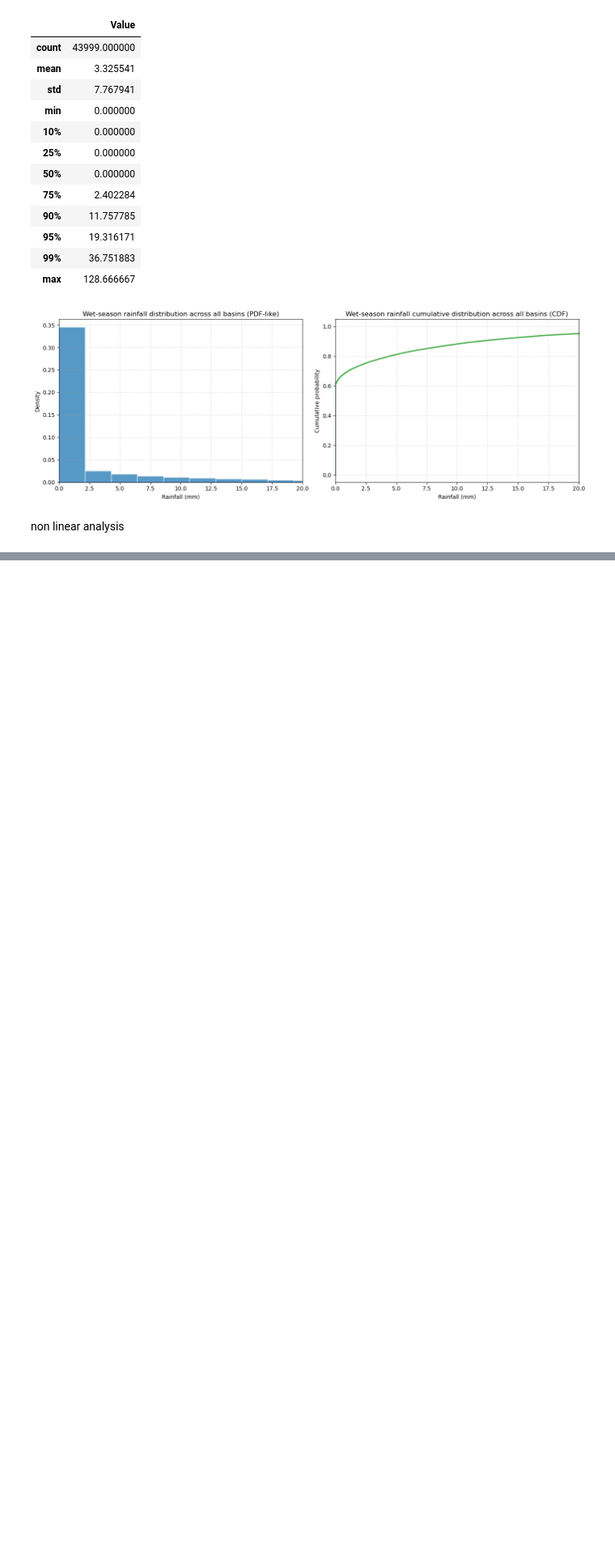
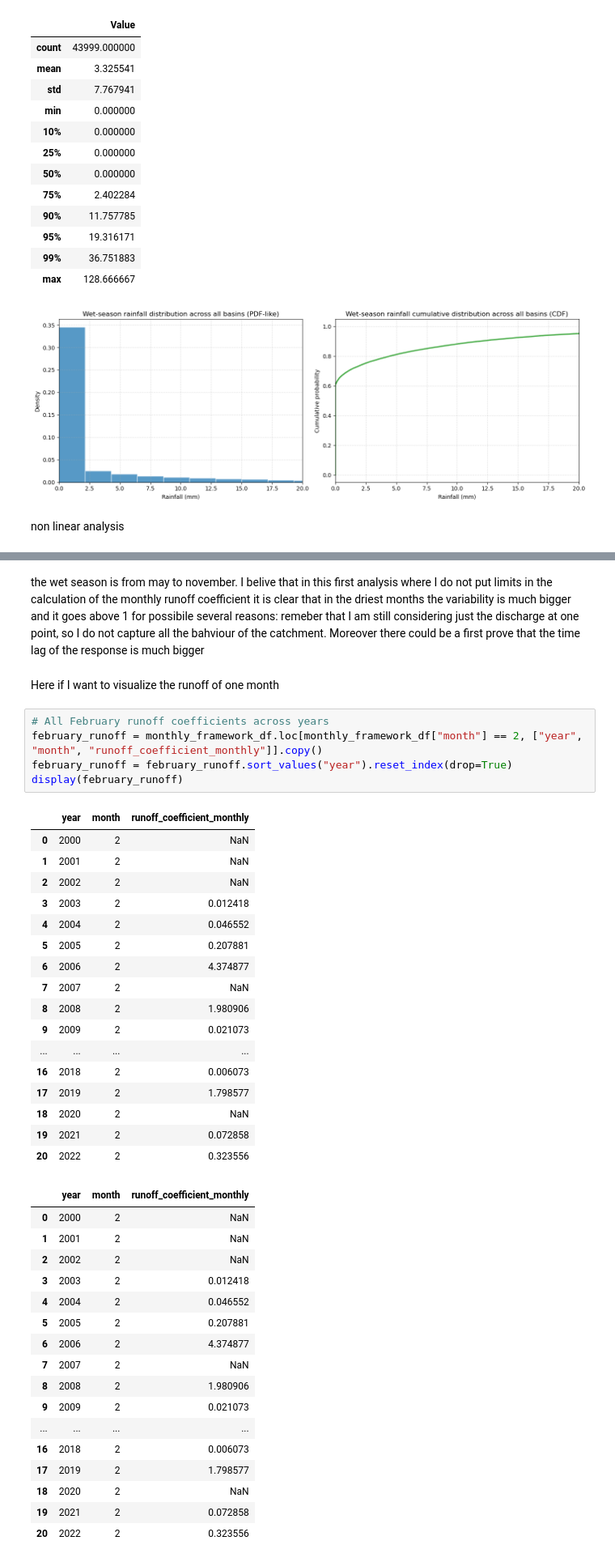
Before and after one commit to flavgiannini/Thesis, a Jupyter notebook: Analysis_data.ipynb, the cells around one changed output, grey strips where cells are left out. Shown at 81% size. Saved outputs shown, nothing was run; the diff lists cells and outputs as text; blank space fills up the shorter version.

```diff
--- a/Analysis_data.ipynb
+++ b/Analysis_data.ipynb
@@ -537,0 +914,44 @@ seasonal_framework_df
+# %% [markdown]
+the wet season is from may to november. I belive that in this first analysis where I do not put limits in the calculation of the monthly runoff coefficient it is clear that in the driest months the variability is much bigger and it goes above 1 for possibile several reasons: remeber that I am still considering just the discharge at one point, so I do not capture all the bahviour of the catchment. Moreover there could be a first prove that the time lag of the response is much bigger
+# %% [markdown]
+Here if I want to visualize the runoff of one month
+# %%
+# All February runoff coefficients across years
+february_runoff = monthly_framework_df.loc[monthly_framework_df["month"] == 2, ["year", "month", "runoff_coefficient_monthly"]].copy()
+february_runoff = february_runoff.sort_values("year").reset_index(drop=True)
+display(february_runoff)
+# %% [output]
+|  | year | month | runoff_coefficient_monthly |
+| 0 | 2000 | 2 | NaN |
+| 1 | 2001 | 2 | NaN |
+| 2 | 2002 | 2 | NaN |
+| 3 | 2003 | 2 | 0.012418 |
+| 4 | 2004 | 2 | 0.046552 |
+| 5 | 2005 | 2 | 0.207881 |
+| 6 | 2006 | 2 | 4.374877 |
+| 7 | 2007 | 2 | NaN |
+| 8 | 2008 | 2 | 1.980906 |
+| 9 | 2009 | 2 | 0.021073 |
+| ... | ... | ... | ... |
+| 16 | 2018 | 2 | 0.006073 |
+| 17 | 2019 | 2 | 1.798577 |
+| 18 | 2020 | 2 | NaN |
+| 19 | 2021 | 2 | 0.072858 |
+| 20 | 2022 | 2 | 0.323556 |
+|  | year | month | runoff_coefficient_monthly |
+| 0 | 2000 | 2 | NaN |
+| 1 | 2001 | 2 | NaN |
+| 2 | 2002 | 2 | NaN |
+| 3 | 2003 | 2 | 0.012418 |
+| 4 | 2004 | 2 | 0.046552 |
+| 5 | 2005 | 2 | 0.207881 |
+| 6 | 2006 | 2 | 4.374877 |
+| 7 | 2007 | 2 | NaN |
+| 8 | 2008 | 2 | 1.980906 |
+| 9 | 2009 | 2 | 0.021073 |
+| ... | ... | ... | ... |
+| 16 | 2018 | 2 | 0.006073 |
+| 17 | 2019 | 2 | 1.798577 |
+| 18 | 2020 | 2 | NaN |
+| 19 | 2021 | 2 | 0.072858 |
+| 20 | 2022 | 2 | 0.323556 |
```
Also changed, not shown: parts of 4 cells of this notebook, 1 other file.
